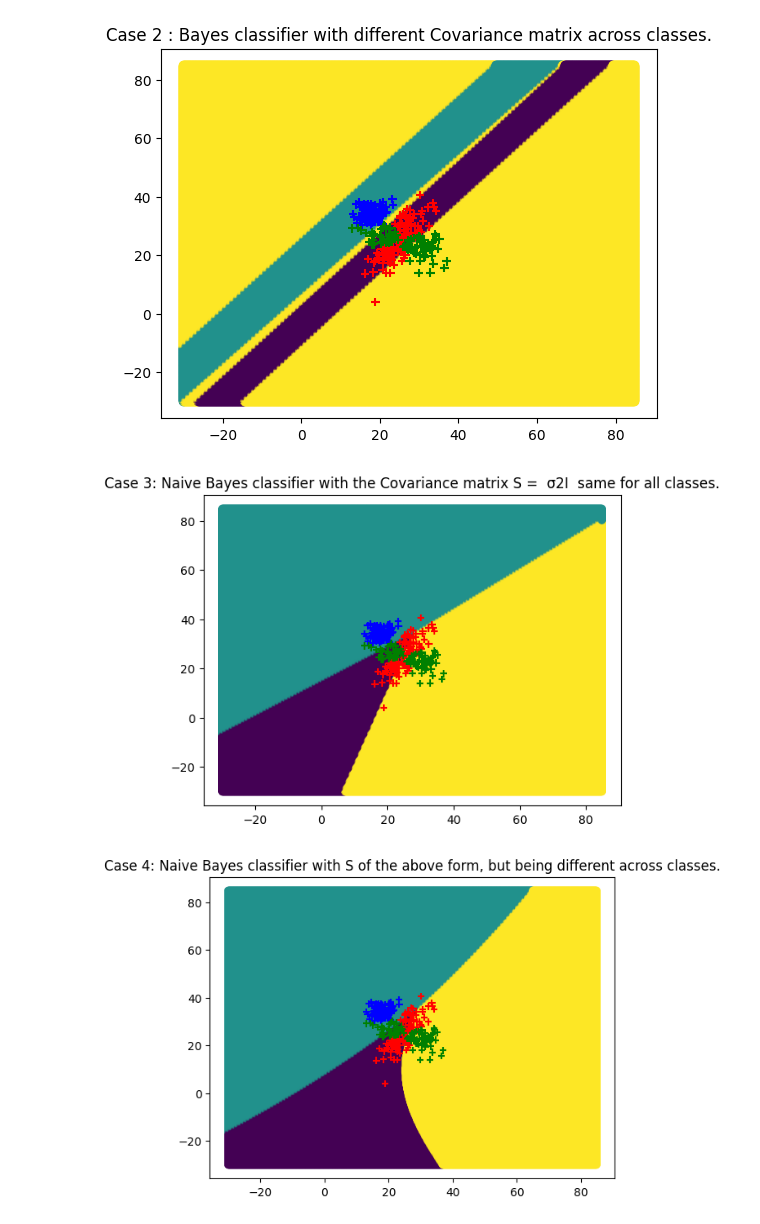
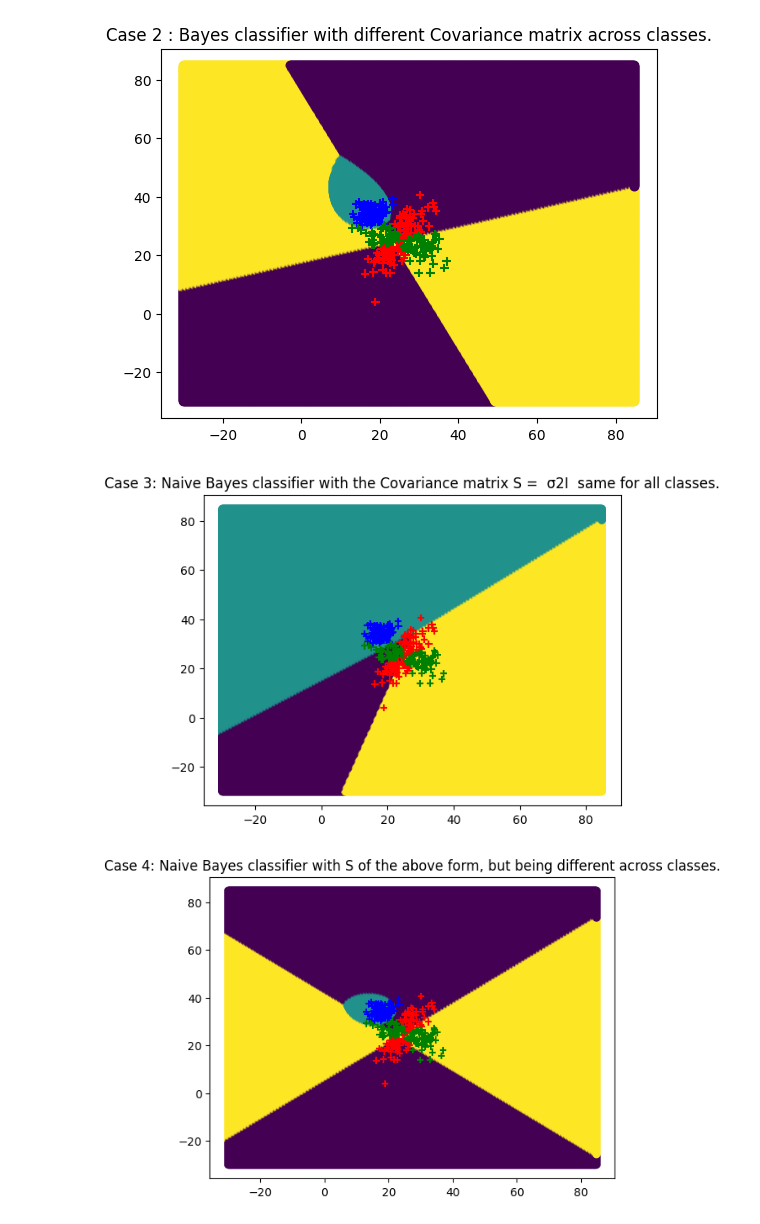
Before and after one commit to shubhams821/PRML_Assignment_2023, a Jupyter notebook: Bayes_Classifier.ipynb, the cells around one changed output. Cells and saved outputs as stored; diff of their text form; code cells hidden in the pictures.

```diff
--- a/Bayes_Classifier.ipynb
+++ b/Bayes_Classifier.ipynb
@@ -58,9 +82,10 @@ def estimateCovariance(data,mean):
 
     """
     (d,n) = data.shape
-    for i in range(n):
-      data[:,i] -= mean
-    return np.matmul((data),np.transpose((data)))/n
+    # for i in range(n):
+    #   data[:,i] -= mean
+    cov = (data @ data.T/n) - mean.reshape((2,1)) @ mean.reshape((2,1)).T
+    return cov
 
 def computeLikelihood(z, meanData,sigma):
     """ Computes the likelihood score of a data point with respect to a given class
@@ -86,14 +111,19 @@ def computeLikelihood(z, meanData,sigma):
 def find_likelihood_of_grid(x,y,meanData1,meanData2,meanData3,sigma1,sigma2,sigma3):
   data_new = np.dstack((x, y))
   (n1,n2,n3) = data_new.shape
+
+
   z_new1 = np.zeros((n1,n2))
   z_new2 = np.zeros((n1,n2))
   z_new3 = np.zeros((n1,n2))
   for i in range(n1):
     for j in range(n2):
-      z_new1[i,j] = computeLikelihood(data_new[i,j],meanData1,sigma1)
-      z_new2[i,j] = computeLikelihood(data_new[i,j],meanData2,sigma2)
-      z_new3[i,j] = computeLikelihood(data_new[i,j],meanData3,sigma3)
+      a= computeLikelihood(data_new[i,j],meanData1,sigma1)
+      b= computeLikelihood(data_new[i,j],meanData2,sigma2)
+      c= computeLikelihood(data_new[i,j],meanData3,sigma3)
+      z_new1[i,j] = a
+      z_new2[i,j] = b
+      z_new3[i,j] = c
   return [z_new1,z_new2,z_new3]
 
 def find_likelihood_of_data(x,meanData1,meanData2,meanData3,sigma1,sigma2,sigma3):
@@ -117,16 +147,25 @@ def contour_plot(x,y,lkl_1,lkl_2,lkl_3,title):
   plt.show()
   return
 
+# def decision(z1,z2,z3):
+#   z = np.zeros(z1.shape)
+#   (n1,n2) = z1.shape
+#   for i in range(n1):
+#     for j in range(n2):
+#       l1 = [z1[i,j],z2[i,j],z3[i,j]]
+#       max1 = max(l1)
+#       for k in range(1,4):
+#         if max1 ==l1[k-1]:
+#           z[i,j]= k
+
 def decision(z1,z2,z3):
   z = np.zeros(z1.shape)
   (n1,n2) = z1.shape
   for i in range(n1):
     for j in range(n2):
       l1 = [z1[i,j],z2[i,j],z3[i,j]]
-      max1 = max(l1)
-      for k in range(1,4):
-        if max1 ==l1[k-1]:
-          z[i,j]= k
+      a = np.argmax(l1)
+      z[i,j] = a+1
 
   return z
 
@@ -306,12 +393,16 @@ def pltcolor(lst):
 # Non-linearly separable data — sample plot 2
 #(4 Cases x 2 Datasets = 8 plots)
 # x, y = np.mgrid[-15:30:.1, -15:30:.1]
+x_ls, y_ls = np.mgrid[-15:30:.1, -15:30:.1]
 cols_ls=pltcolor(test_ls_np[2,:])
 
 
 z_case1_ls = decision(z1_case1_ls,z2_case1_ls,z3_case1_ls)
+
 plt.scatter(x_ls, y_ls, c= z_case1_ls)
 plt.scatter(test_ls_np[0,:],test_ls_np[1,:],c=cols_ls, marker = '+')
+# matplotlib.Axes.set_xlim([-15,30])
+# matplotlib.Axes.set_ylim([-15,30])
 plt.title('Case 1 : Bayes classifier with the same Covariance matrix for all classes.')
 plt.show()
 
@@ -364,5 +454,5 @@ plt.show()
 [figure]
-[figure, old version]
+[figure, new version]
 [figure]
-[figure, old version]
+[figure, new version]
 # %%
```
Also changed, not shown: parts of 18 cells of this notebook.
